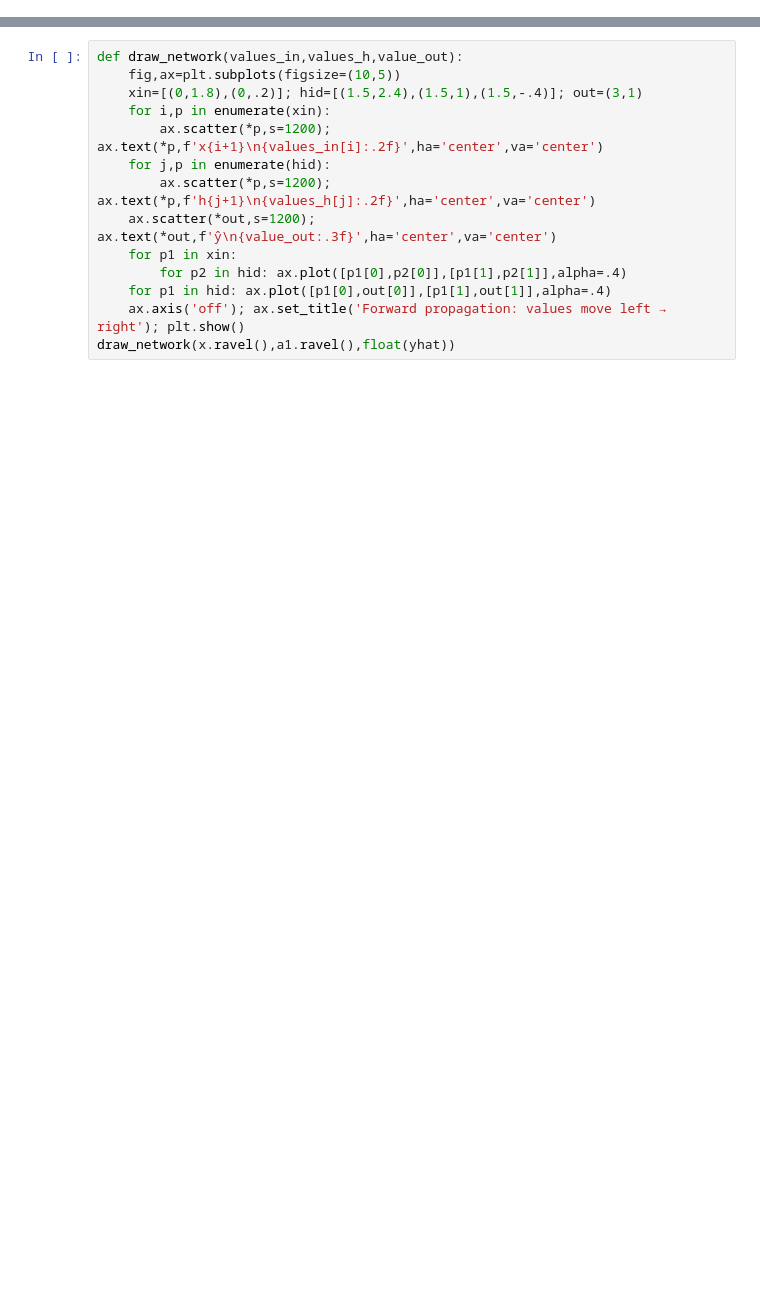
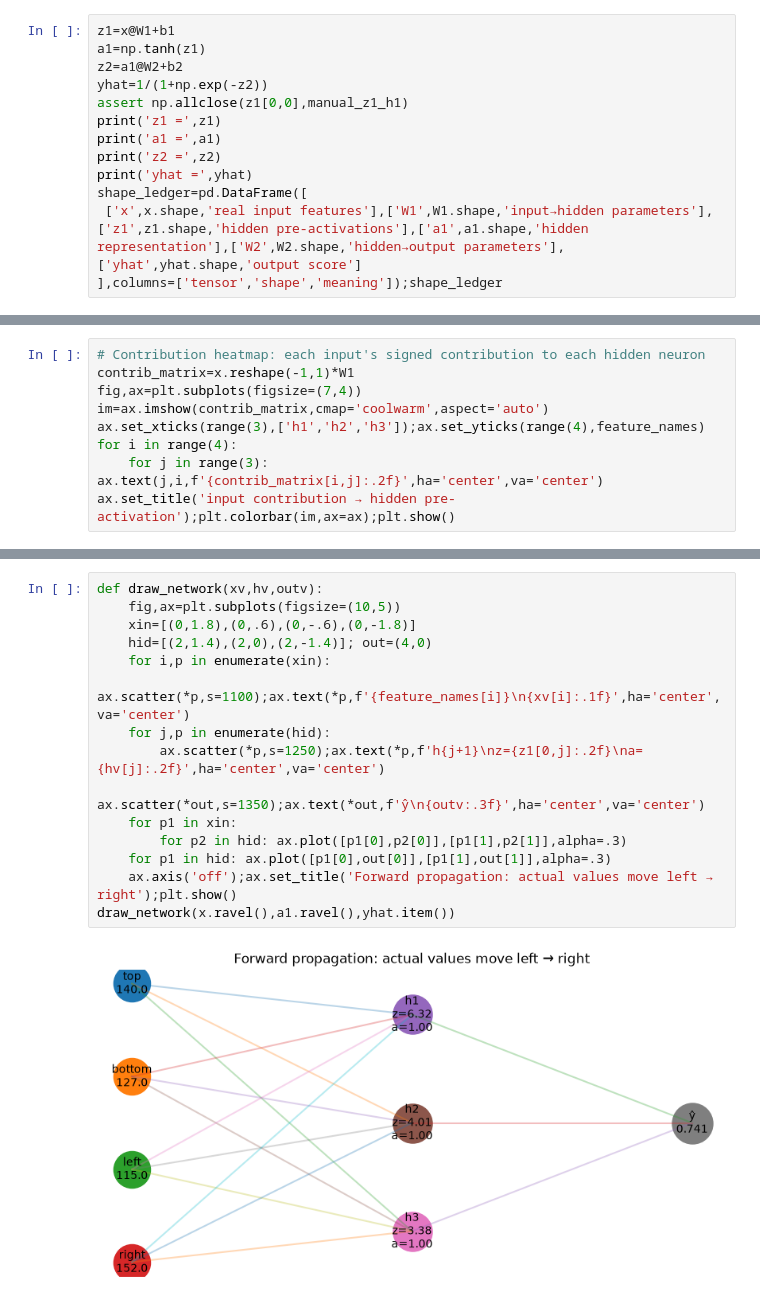
Before and after one commit to Akilankm/awesome-deep-learning-resource, a Jupyter notebook: artificial-neural-networks/02_feed_forward_network.ipynb, the cells around one changed output, grey strips where cells are left out. Drawn from its saved outputs; the diff is of its cells as text; blank space fills up the shorter version.

Commit message:
ci: refresh executed ANN notebook outputs

```diff
--- a/artificial-neural-networks/02_feed_forward_network.ipynb
+++ b/artificial-neural-networks/02_feed_forward_network.ipynb
@@ -36,0 +59,13 @@ print('prediction =',yhat.ravel())
+# %%
+z1=x@W1+b1
+a1=np.tanh(z1)
+z2=a1@W2+b2
+yhat=1/(1+np.exp(-z2))
+assert np.allclose(z1[0,0],manual_z1_h1)
+print('z1 =',z1)
+print('a1 =',a1)
+print('z2 =',z2)
+print('yhat =',yhat)
+shape_ledger=pd.DataFrame([
+ ['x',x.shape,'real input features'],['W1',W1.shape,'input→hidden parameters'],['z1',z1.shape,'hidden pre-activations'],['a1',a1.shape,'hidden representation'],['W2',W2.shape,'hidden→output parameters'],['yhat',yhat.shape,'output score']
+],columns=['tensor','shape','meaning']);shape_ledger
@@ -36,0 +87,9 @@ print('prediction =',yhat.ravel())
+# %%
+# Contribution heatmap: each input's signed contribution to each hidden neuron
+contrib_matrix=x.reshape(-1,1)*W1
+fig,ax=plt.subplots(figsize=(7,4))
+im=ax.imshow(contrib_matrix,cmap='coolwarm',aspect='auto')
+ax.set_xticks(range(3),['h1','h2','h3']);ax.set_yticks(range(4),feature_names)
+for i in range(4):
+    for j in range(3): ax.text(j,i,f'{contrib_matrix[i,j]:.2f}',ha='center',va='center')
+ax.set_title('input contribution → hidden pre-activation');plt.colorbar(im,ax=ax);plt.show()
@@ -37,14 +98,17 @@ print('prediction =',yhat.ravel())
 # %%
-def draw_network(values_in,values_h,value_out):
+def draw_network(xv,hv,outv):
     fig,ax=plt.subplots(figsize=(10,5))
-    xin=[(0,1.8),(0,.2)]; hid=[(1.5,2.4),(1.5,1),(1.5,-.4)]; out=(3,1)
+    xin=[(0,1.8),(0,.6),(0,-.6),(0,-1.8)]
+    hid=[(2,1.4),(2,0),(2,-1.4)]; out=(4,0)
     for i,p in enumerate(xin):
-        ax.scatter(*p,s=1200); ax.text(*p,f'x{i+1}\n{values_in[i]:.2f}',ha='center',va='center')
+        ax.scatter(*p,s=1100);ax.text(*p,f'{feature_names[i]}\n{xv[i]:.1f}',ha='center',va='center')
     for j,p in enumerate(hid):
-        ax.scatter(*p,s=1200); ax.text(*p,f'h{j+1}\n{values_h[j]:.2f}',ha='center',va='center')
-    ax.scatter(*out,s=1200); ax.text(*out,f'ŷ\n{value_out:.3f}',ha='center',va='center')
+        ax.scatter(*p,s=1250);ax.text(*p,f'h{j+1}\nz={z1[0,j]:.2f}\na={hv[j]:.2f}',ha='center',va='center')
+    ax.scatter(*out,s=1350);ax.text(*out,f'ŷ\n{outv:.3f}',ha='center',va='center')
     for p1 in xin:
-        for p2 in hid: ax.plot([p1[0],p2[0]],[p1[1],p2[1]],alpha=.4)
-    for p1 in hid: ax.plot([p1[0],out[0]],[p1[1],out[1]],alpha=.4)
-    ax.axis('off'); ax.set_title('Forward propagation: values move left → right'); plt.show()
-draw_network(x.ravel(),a1.ravel(),float(yhat))
+        for p2 in hid: ax.plot([p1[0],p2[0]],[p1[1],p2[1]],alpha=.3)
+    for p1 in hid: ax.plot([p1[0],out[0]],[p1[1],out[1]],alpha=.3)
+    ax.axis('off');ax.set_title('Forward propagation: actual values move left → right');plt.show()
+draw_network(x.ravel(),a1.ravel(),yhat.item())
+# %% [output]
+[figure, added]
```
Also changed, not shown: parts of 21 cells of this notebook, 11 other files.
